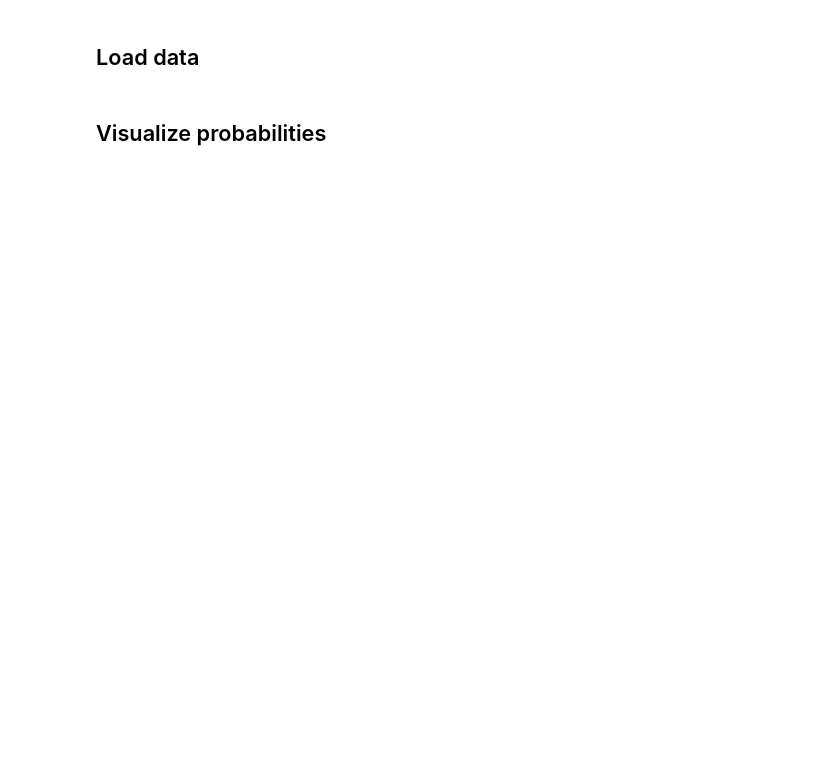
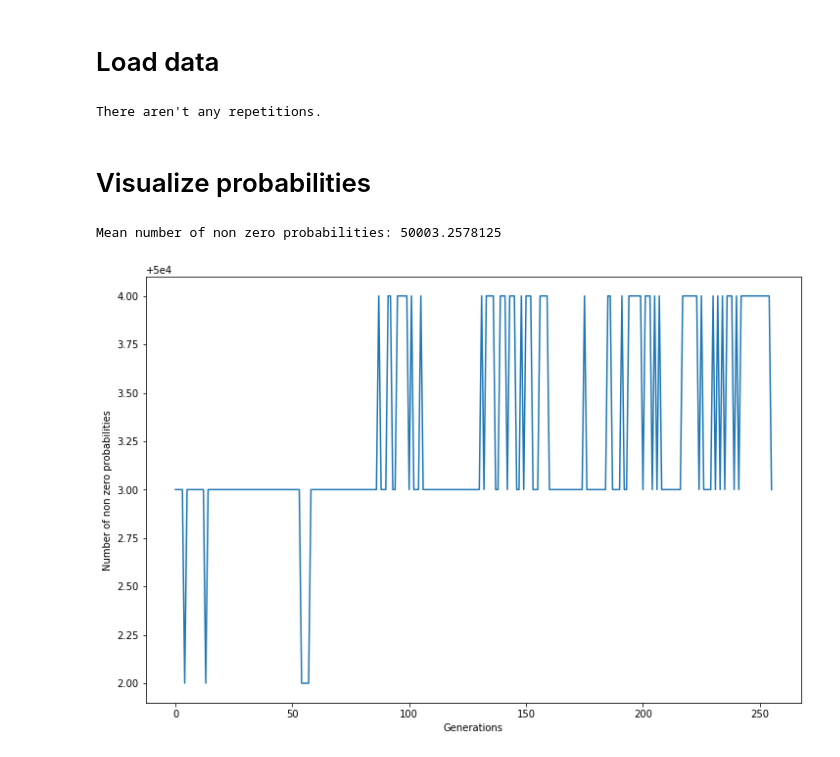
Before and after one commit to tmiskow/clash-royale-challenge, a Jupyter notebook: Visualizations.ipynb, the cells around one changed output. Saved outputs shown, nothing was run; the diff lists cells and outputs as text; code cells hidden in the pictures; blank space fills up the shorter version.

Commit message:
Add visualizations of training results

```diff
--- a/Visualizations.ipynb
+++ b/Visualizations.ipynb
@@ -6,27 +4,31 @@ import pickle
 import matplotlib.pyplot as plt
 import numpy as np
 # %% [markdown]
-## Load data
+# Load data
+# %%
+# with open("data/genetic-04-06-19-21-48-35.pkl", "rb") as f:
+#     data = pickle.load(f)
+
+with open("data/genetic-05-06-19-21-36-16.pkl", "rb") as f:
+    data = pickle.load(f)
 # %%
-def load_data(path: str):
-    with open(path, "rb") as f:
-        data = pickle.load(f)
-    # check if datasets didnt have repetitions
-    sample_reps = np.zeros_like(data[0].train_probs)
-    counter = 0
-    bad = np.zeros(len(data))
-    for i, gen in enumerate(data):
-        for dataset in gen.model_samples:
-            sample_reps = np.zeros_like(data[0].train_probs)
-            sample_reps[dataset.astype(int)] = 1
-            if sample_reps.sum() != 1500:
-                bad[i] += 1
-    if bad.sum() > 0:
-        print("There are repetitions in datasets!")
-        print("Number of bad datasets per generation:", bad)
-    else:
-        print("There aren't any repetitions.")
-    return data
+# check if datasets didnt have repetitions
+sample_reps = np.zeros_like(data[0].train_probs)
+counter = 0
+bad = np.zeros(len(data))
+for i, gen in enumerate(data):
+    for dataset in gen.model_samples:
+        sample_reps = np.zeros_like(data[0].train_probs)
+        sample_reps[dataset.astype(int)] = 1
+        if sample_reps.sum() != 1500:
+            bad[i] += 1
+if bad.sum() > 0:
+    print("There are repetitions in datasets!")
+    print("Number of bad datasets per generation:", bad)
+else:
+    print("There aren't any repetitions.")
+# %% [output]
+There aren't any repetitions.
 # %% [markdown]
-## Visualize probabilities
+# Visualize probabilities
 # %%
@@ -111,0 +78,5 @@ show_prob_hist_history(loss)
+# %%
+analyse_non_zero_probs(data)
+# %% [output]
+Mean number of non zero probabilities: 50003.2578125
+[figure, added]
```
Also changed, not shown: parts of 23 cells of this notebook.
